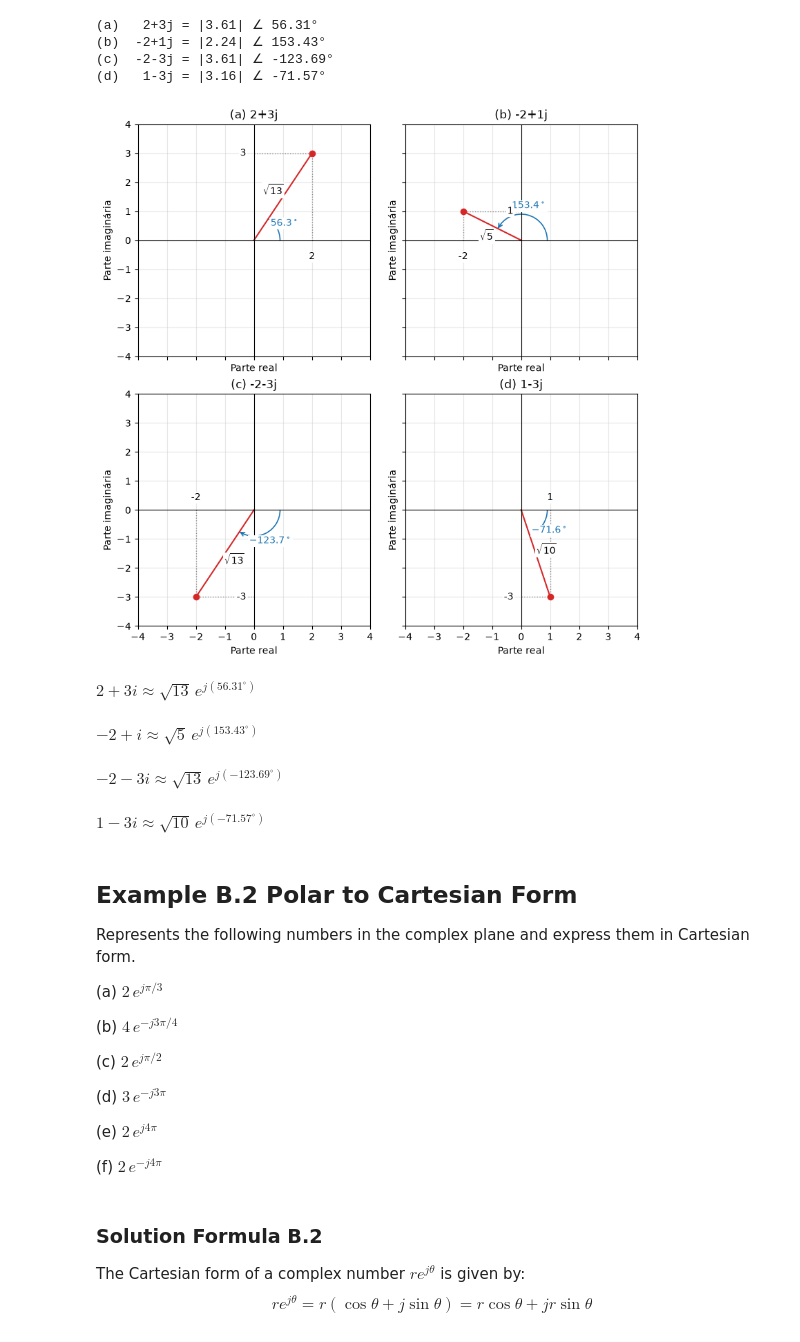
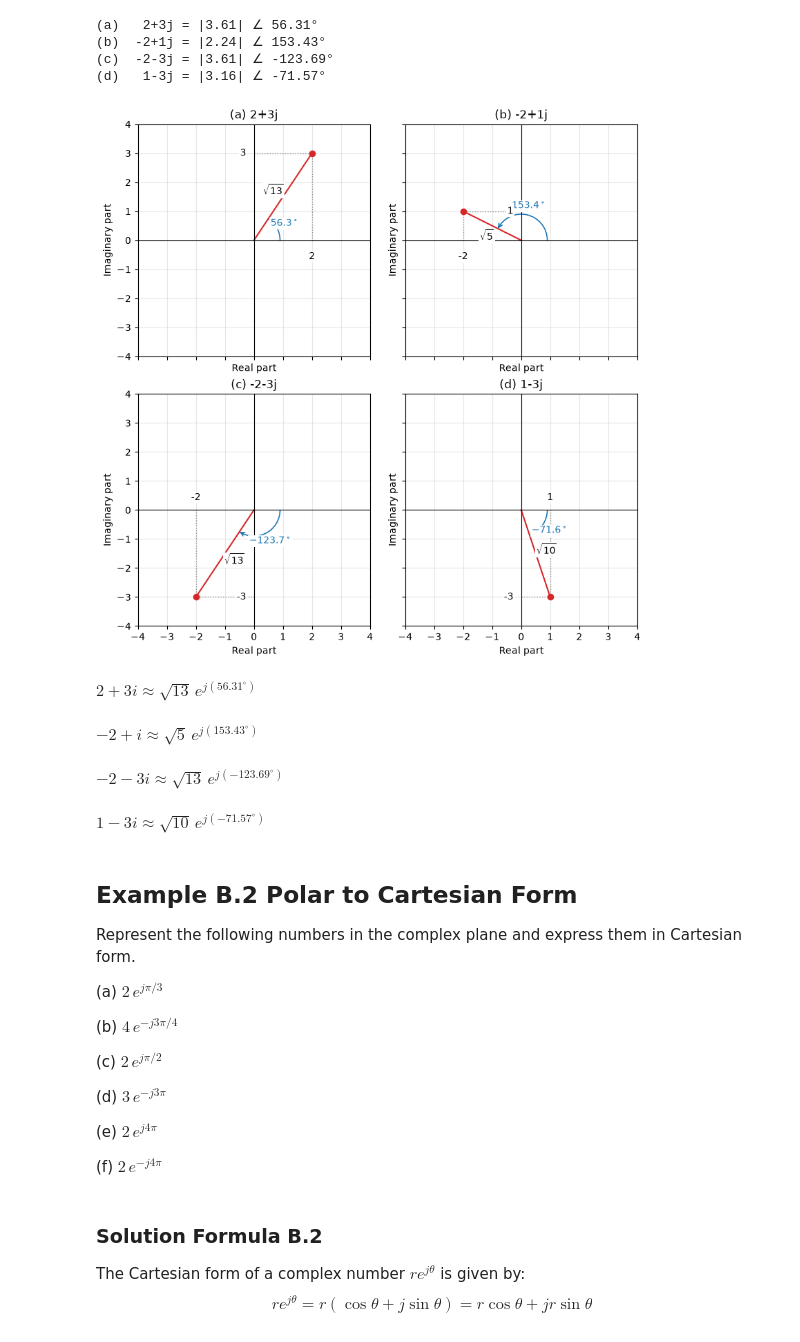
Before and after one commit to gabaoalb/linear-systems-and-signals-lathi, a Jupyter notebook: cap_00_backgroud.ipynb, the cells around one changed output. Drawn from its saved outputs; the diff is of its cells as text; code cells hidden in the pictures.

```diff
--- a/cap_00_backgroud.ipynb
+++ b/cap_00_backgroud.ipynb
@@ -18,17 +18,17 @@ $$z=a+jb \\ |z|=\sqrt{(a^2+b^2)} \\ \theta=atan2(b,a)$$
 # %%
 import numpy as np
 
-valores = np.array([2 + 3j, -2 + 1j, -2 - 3j, 1 - 3j])
+values = np.array([2 + 3j, -2 + 1j, -2 - 3j, 1 - 3j])
 
-modulos = np.abs(valores)
-angulos = np.angle(valores) # em radianos
+magnitudes = np.abs(values)
+angles = np.angle(values) # in radians
 
-for item, z, modulo, angulo in zip("abcd", valores, modulos, angulos):
-    # O ' g' (com espaço) deixa um espaço reservado para o sinal nos positivos
-    cartesiana = f"{z.real: g}{z.imag:+g}j"
+for item, z, magnitude, angle in zip("abcd", values, magnitudes, angles):
+    # The ' g' format reserves a sign position for positive values.
+    cartesian = f"{z.real: g}{z.imag:+g}j"
     print(
-        f"({item}) {cartesiana:>6} = "
-        f"|{modulo:.2f}| ∠ {np.degrees(angulo):.2f}°"
+        f"({item}) {cartesian:>6} = "
+        f"|{magnitude:.2f}| ∠ {np.degrees(angle):.2f}°"
     )
 # %% [output]
 (a)   2+3j = |3.61| ∠ 56.31°
@@ -44,24 +44,24 @@ fig, axes = plt.subplots(
     layout="constrained"
 )
 
-for item, z, angulo, ax in zip("abcd", valores, angulos, axes.flat):
+for item, z, angle, ax in zip("abcd", values, angles, axes.flat):
     real, imag = z.real, z.imag
-    modulo = np.abs(z)
+    magnitude = np.abs(z)
 
-    # Projecoes do ponto nos eixos real e imaginario.
+    # Project the point onto the real and imaginary axes.
     ax.plot([real, real], [0, imag], ":", color="0.55", linewidth=1)
     ax.plot([0, real], [imag, imag], ":", color="0.55", linewidth=1)
 
     ax.plot([0, real], [0, imag], color="tab:red")
     ax.plot(z.real, z.imag, "o", color="tab:red")
 
-    # O modulo e o comprimento do segmento; neste exemplo, |z| = sqrt(a²+b²).
-    quadrado_modulo = round(modulo ** 2)
-    rotulo_modulo = rf"$\sqrt{{{quadrado_modulo}}}$"
-    # Deslocamento perpendicular ao segmento para o texto nao cobrir a linha.
-    normal = np.array([-imag, real]) / modulo
+    # The magnitude is the segment length; here, |z| = sqrt(a²+b²).
+    magnitude_squared = round(magnitude ** 2)
+    magnitude_label = rf"$\sqrt{{{magnitude_squared}}}$"
+    # Offset the label perpendicular to the segment to avoid covering the line.
+    normal = np.array([-imag, real]) / magnitude
     ax.annotate(
-        rotulo_modulo, xy=(real / 2, imag / 2),
+        magnitude_label, xy=(real / 2, imag / 2),
         xytext=12 * normal, textcoords="offset points",
         ha="center", va="center",
         bbox={
@@ -70,26 +70,26 @@ for item, z, angulo, ax in zip("abcd", valores, angulos, axes.flat):
             "pad": 1
         },
     )
-    # Arc recebe graus e desenha no sentido anti-horario.
-    # Para angulos negativos, invertemos os limites do arco.
-    graus = np.degrees(angulo)
-    raio = 0.9
-    inicio, fim = sorted((0, graus))
+    # Arc takes degrees and draws counterclockwise.
+    # Reverse the arc limits for negative angles.
+    degrees = np.degrees(angle)
+    radius = 0.9
+    start, end = sorted((0, degrees))
     ax.add_patch(Arc(
-        (0, 0), 2 * raio, 2 * raio,
-        theta1=inicio,
-        theta2=fim,
+        (0, 0), 2 * radius, 2 * radius,
+        theta1=start,
+        theta2=end,
         color="tab:blue",
         linewidth=1.2,
     ))
 
-    # A seta indica o sentido do angulo: positivo anti-horario,
-    # negativo horario, sempre partindo do semieixo real positivo.
-    antes = angulo - np.sign(angulo) * np.deg2rad(10)
+    # The arrow indicates the angle direction: positive counterclockwise,
+    # negative clockwise, always starting from the positive real axis.
+    previous_angle = angle - np.sign(angle) * np.deg2rad(10)
     ax.annotate(
         "",
-        xy=(raio * np.cos(angulo), raio * np.sin(angulo)),
-        xytext=(raio * np.cos(antes), raio * np.sin(antes)),
+        xy=(radius * np.cos(angle), radius * np.sin(angle)),
+        xytext=(radius * np.cos(previous_angle), radius * np.sin(previous_angle)),
         arrowprops={
             "arrowstyle": "->",
             "color": "tab:blue",
@@ -99,46 +99,46 @@ for item, z, angulo, ax in zip("abcd", valores, angulos, axes.flat):
         },
     )
 
-    # Posiciona o valor proximo ao meio do arco.
-    raio_texto = 1.35 * raio
+    # Place the value near the midpoint of the arc.
+    text_radius = 1.35 * radius
     ax.text(
-        raio_texto * np.cos(angulo / 2),
-        raio_texto * np.sin(angulo / 2),
-        rf"${graus:.1f}^\circ$",
+        text_radius * np.cos(angle / 2),
+        text_radius * np.sin(angle / 2),
+        rf"${degrees:.1f}^\circ$",
         color="tab:blue", ha="center", va="center",
         bbox={
             "facecolor": "white",
             "edgecolor": "none",
             "pad": 1
         },
     )
 
     ax.axhline(0, color="black", linewidth=0.8)
     ax.axvline(0, color="black", linewidth=0.8)
 
-    # Marca as coordenadas junto aos eixos que passam pela origem.
+    # Label the coordinates along the axes through the origin.
     ax.annotate(f"{real:g}", xy=(real, 0),
                 xytext=(0, 8 if imag < 0 else -12),
                 textcoords="offset points", ha="center",
                 va="bottom" if imag < 0 else "top",
                 bbox={"facecolor": "white", "edgecolor": "none", "pad": 1})
     ax.annotate(f"{imag:g}", xy=(0, imag), xytext=(-8, 0),
                 textcoords="offset points", ha="right", va="center",
                 bbox={"facecolor": "white", "edgecolor": "none", "pad": 1})
 
     ax.set(
         title=f"({item}) {z.real:g}{z.imag:+g}j",
-        xlabel="Parte real",
-        ylabel="Parte imaginária",
+        xlabel="Real part",
+        ylabel="Imaginary part",
         xlim=(-4, 4),
         ylim=(-4, 4),
     )
     ax.set_aspect("equal")
     ax.grid(alpha=0.3)
 
 plt.show()
 # %% [output]
-[figure, old version]
+[figure, new version]
 # %%
 import sympy as sym
 from IPython.display import Math, display
@@ -162,7 +162,7 @@ $\displaystyle 1 - 3 i \approx \sqrt{10}\,e^{j(-71.57^\circ)}$
 # %% [markdown]
 ## Example B.2 Polar to Cartesian Form
 
-Represents the following numbers in the complex plane and express them in Cartesian form.
+Represent the following numbers in the complex plane and express them in Cartesian form.
 
 (a) $2\,e^{j\pi/3}$
 
```
Also changed, not shown: parts of 15 cells of this notebook, 1 other file.
